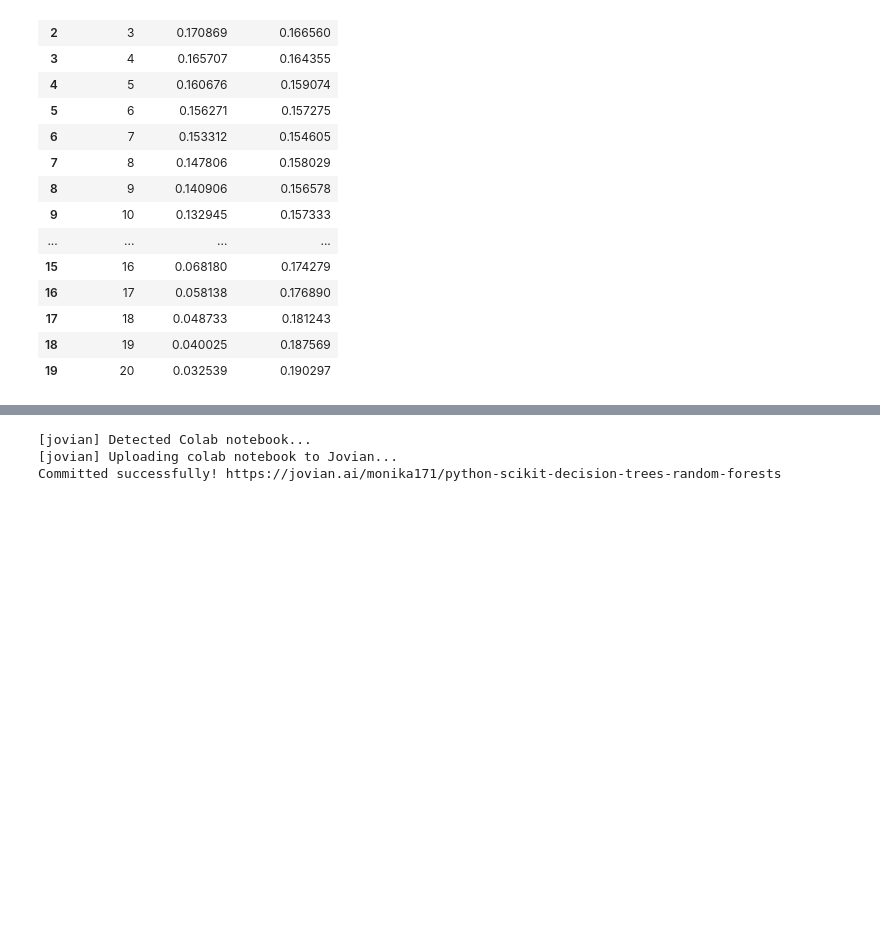
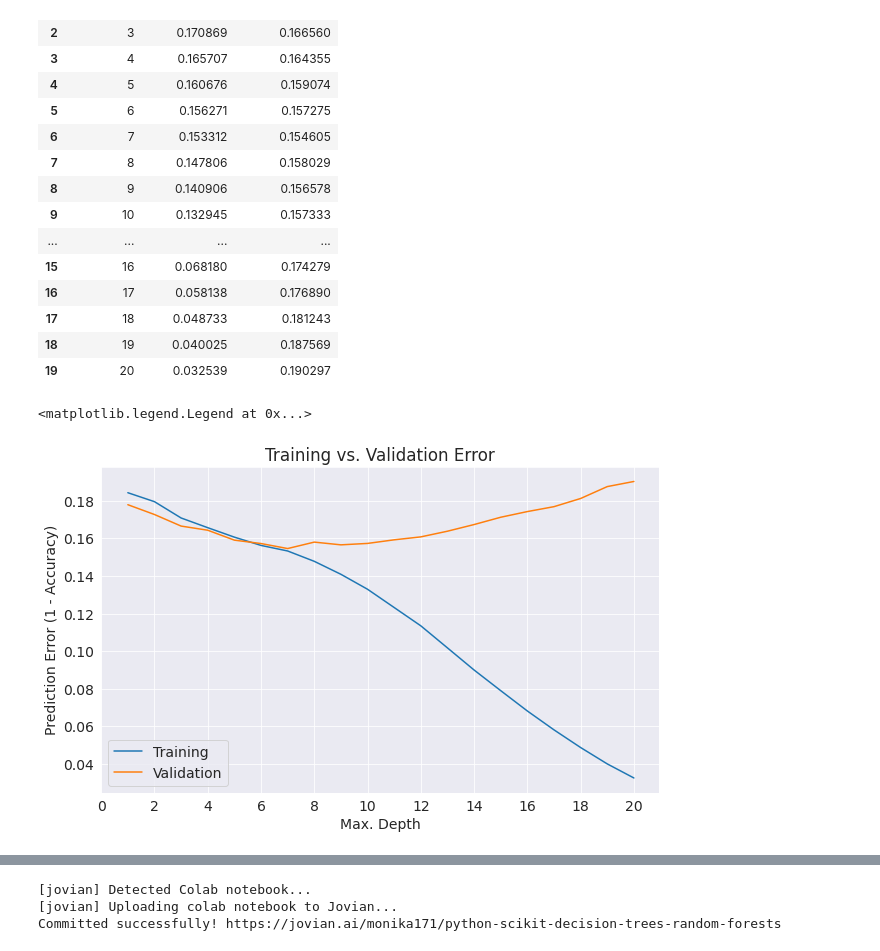
Before and after one commit to Monika171/Machine-Leaning-with-Python, a Jupyter notebook: python_scikit_decision_trees_random_forests.ipynb, the cells around one changed output, grey strips where cells are left out. Cells and saved outputs as stored; diff of their text form; code cells hidden in the pictures; blank space fills up the shorter version.

```diff
--- a/python_scikit_decision_trees_random_forests.ipynb
+++ b/python_scikit_decision_trees_random_forests.ipynb
@@ -586,3 +584,15 @@ errors_df
 | 17 | 18 | 0.048733 | 0.181243 |
 | 18 | 19 | 0.040025 | 0.187569 |
 | 19 | 20 | 0.032539 | 0.190297 |
+# %%
+plt.figure()
+plt.plot(errors_df['Max Depth'], errors_df['Training Error'])
+plt.plot(errors_df['Max Depth'], errors_df['Validation Error'])
+plt.title('Training vs. Validation Error')
+plt.xticks(range(0,21, 2))
+plt.xlabel('Max. Depth')
+plt.ylabel('Prediction Error (1 - Accuracy)')
+plt.legend(['Training', 'Validation'])
+# %% [output]
+<matplotlib.legend.Legend at 0x...>
+[figure, added]
```
Also changed, not shown: parts of 93 cells of this notebook.
